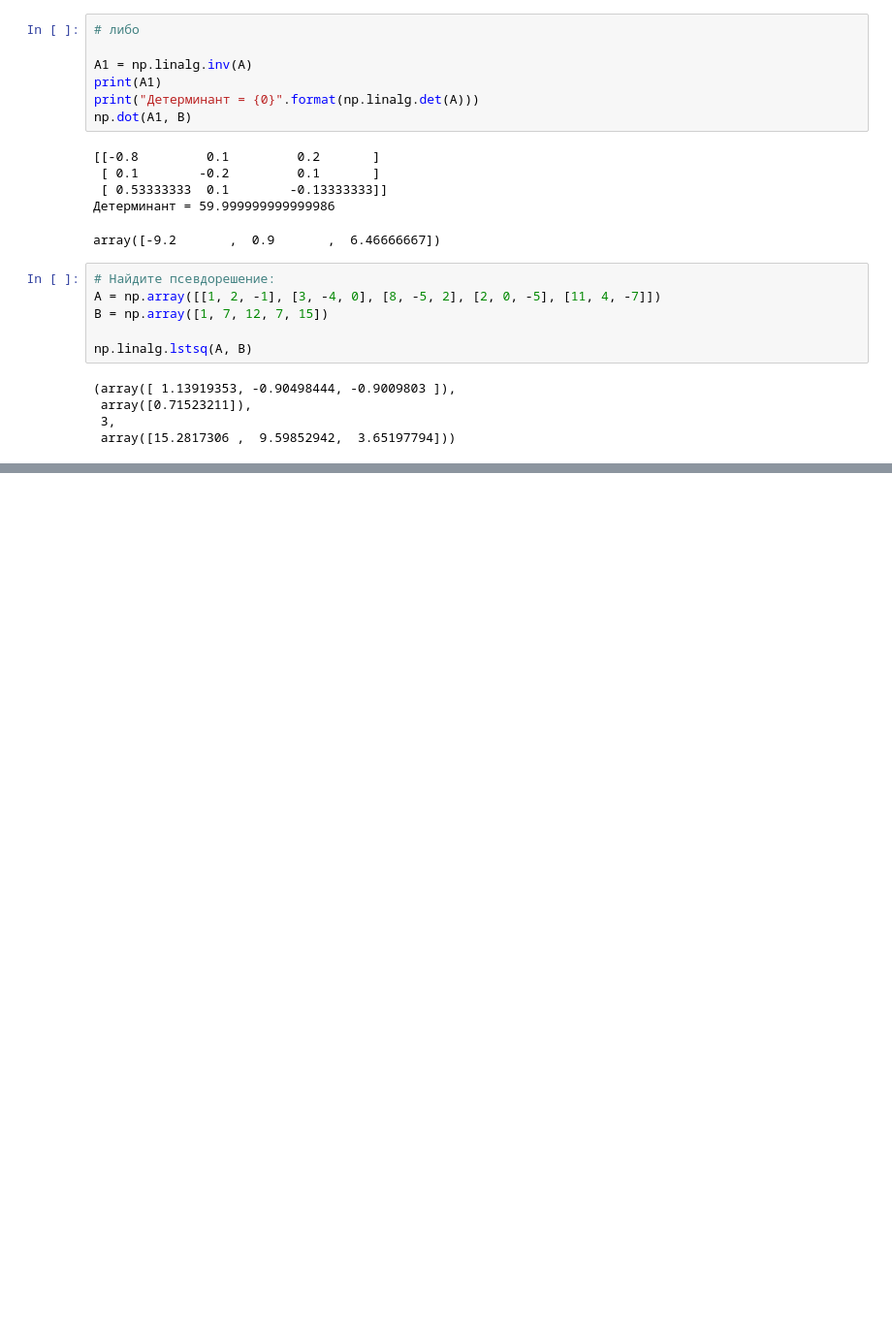
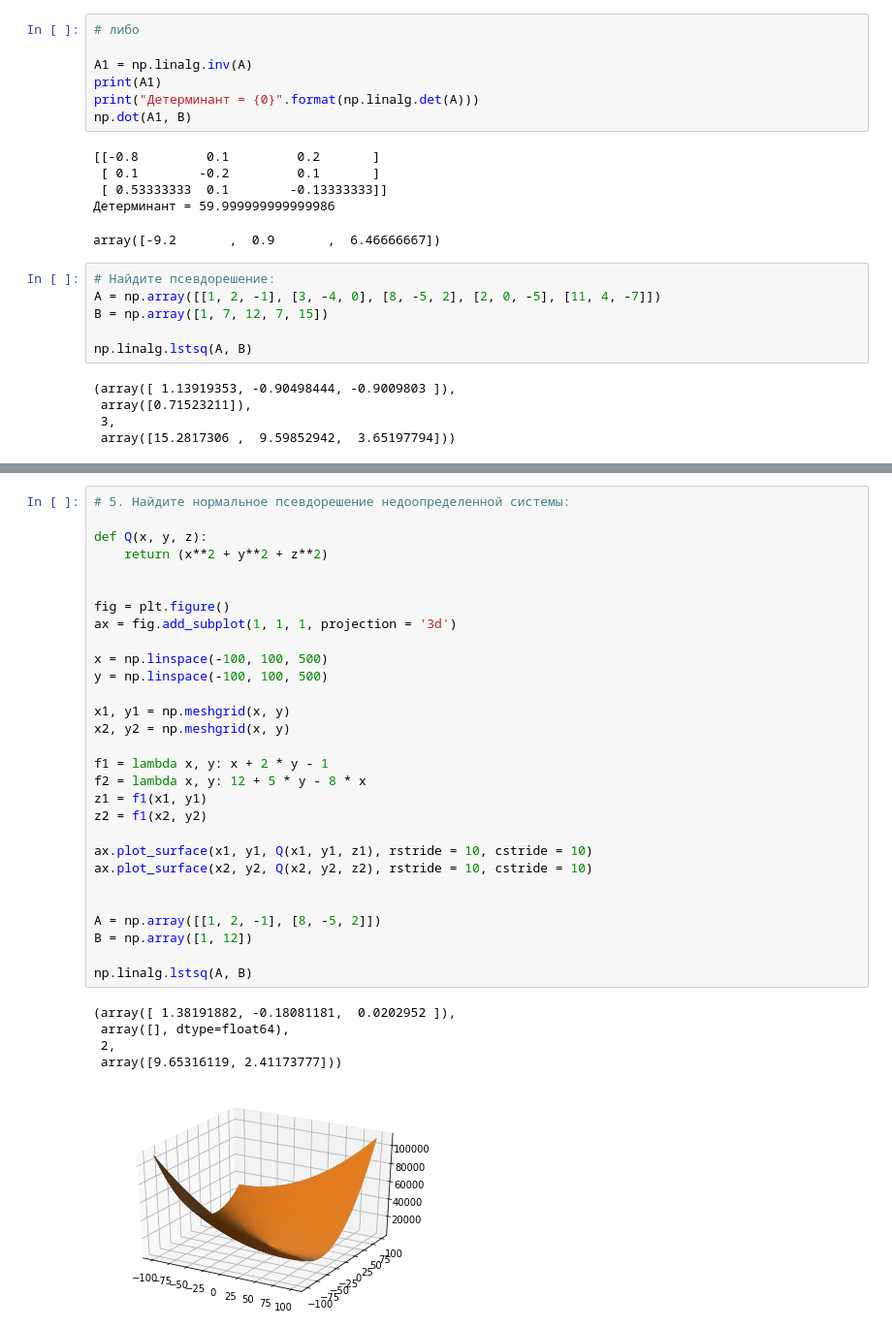
Before and after one commit to Hadirback/ElementaryAlgebra, a Jupyter notebook: Homework_7/script.ipynb, the cells around one changed output, grey strips where cells are left out. Shown at 97% size. Drawn from its saved outputs; the diff is of its cells as text; blank space fills up the shorter version.

```diff
--- a/Homework_7/script.ipynb
+++ b/Homework_7/script.ipynb
@@ -36,0 +100,35 @@ np.linalg.lstsq(A, B)
+# %%
+# 5. Найдите нормальное псевдорешение недоопределенной системы:
+
+def Q(x, y, z):
+    return (x**2 + y**2 + z**2)
+
+
+fig = plt.figure()
+ax = fig.add_subplot(1, 1, 1, projection = '3d')
+
+x = np.linspace(-100, 100, 500)
+y = np.linspace(-100, 100, 500)
+
+x1, y1 = np.meshgrid(x, y)
+x2, y2 = np.meshgrid(x, y)
+
+f1 = lambda x, y: x + 2 * y - 1
+f2 = lambda x, y: 12 + 5 * y - 8 * x
+z1 = f1(x1, y1)
+z2 = f1(x2, y2)
+
+ax.plot_surface(x1, y1, Q(x1, y1, z1), rstride = 10, cstride = 10)
+ax.plot_surface(x2, y2, Q(x2, y2, z2), rstride = 10, cstride = 10)
+
+
+A = np.array([[1, 2, -1], [8, -5, 2]])
+B = np.array([1, 12])
+
+np.linalg.lstsq(A, B)
+# %% [output]
+(array([ 1.38191882, -0.18081181,  0.0202952 ]),
+ array([], dtype=float64),
+ 2,
+ array([9.65316119, 2.41173777]))
+[figure, added]
```
Also changed, not shown: parts of 6 cells of this notebook.
